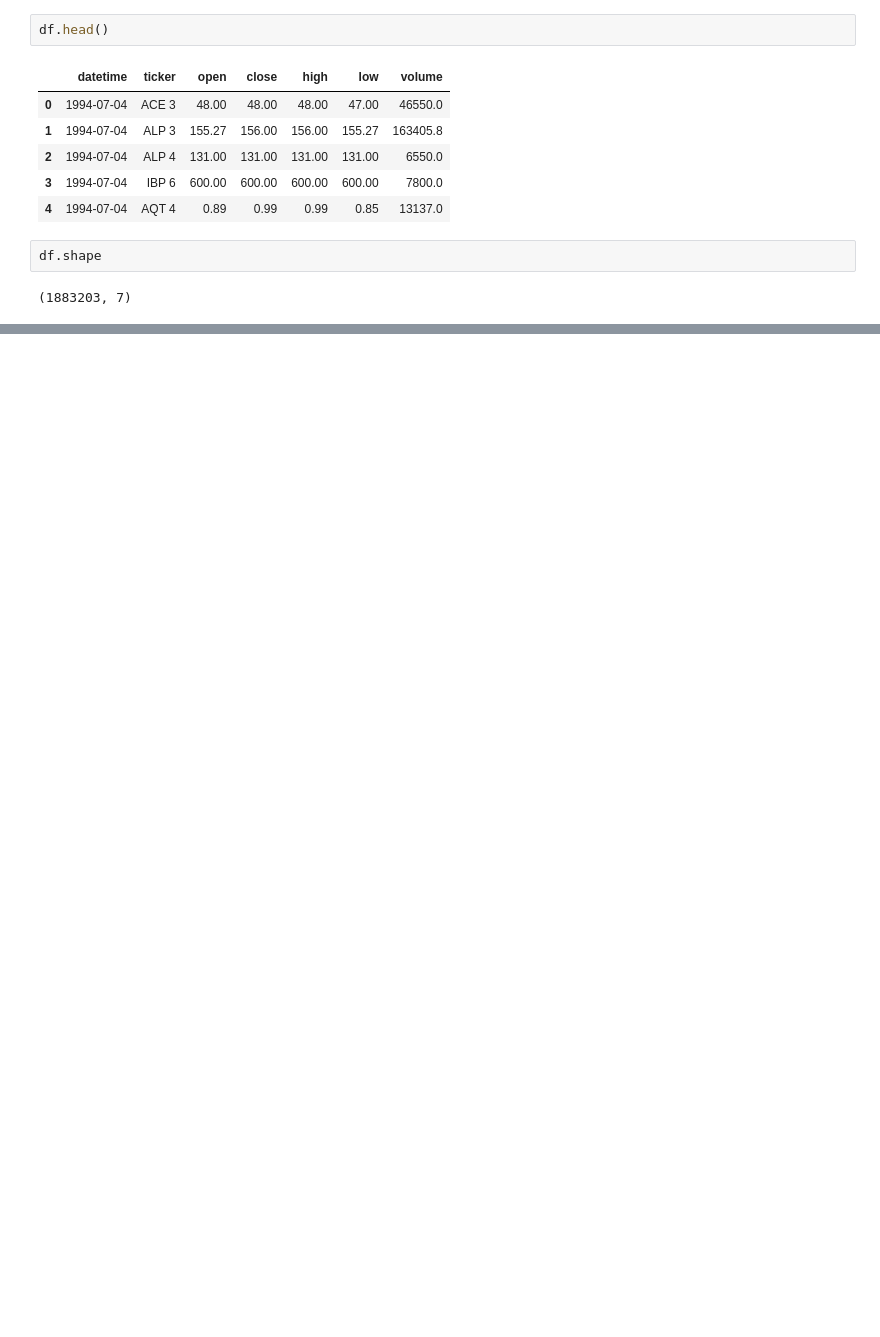
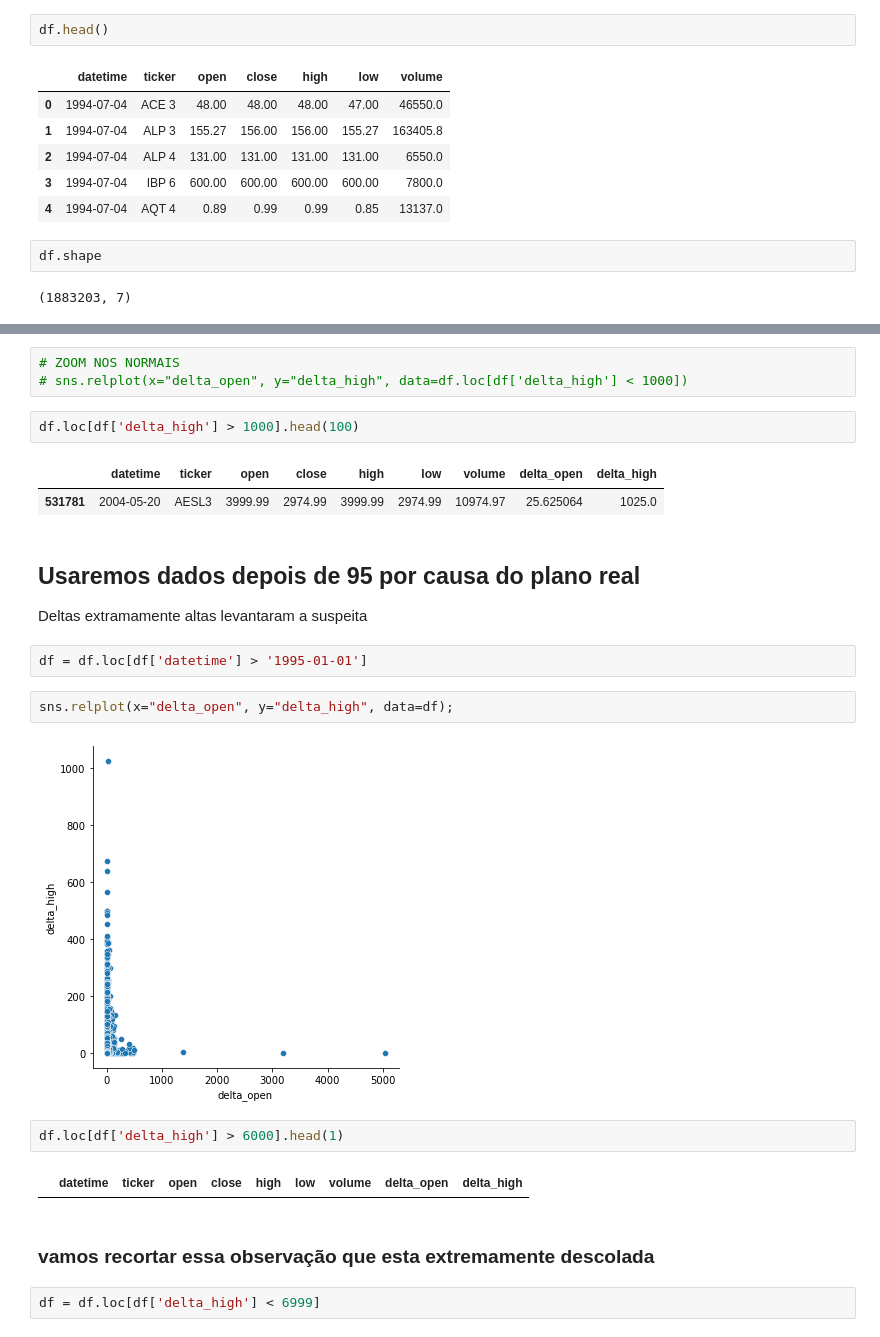
Before and after one commit to tiagoColli/tcc, a Jupyter notebook: data_exploration.ipynb, the cells around one changed output, grey strips where cells are left out. Saved outputs shown, nothing was run; the diff lists cells and outputs as text; blank space fills up the shorter version.

```diff
--- a/data_exploration.ipynb
+++ b/data_exploration.ipynb
@@ -135,0 +65,25 @@ ValueError: could not convert string to float: '14277,6000'
+# %%
+# ZOOM NOS NORMAIS
+# sns.relplot(x="delta_open", y="delta_high", data=df.loc[df['delta_high'] < 1000])
+# %%
+df.loc[df['delta_high'] > 1000].head(100)
+# %% [output]
+|  | datetime | ticker | open | close | high | low | volume | delta_open | delta_high |
+| 531781 | 2004-05-20 | AESL3 | 3999.99 | 2974.99 | 3999.99 | 2974.99 | 10974.97 | 25.625064 | 1025.0 |
+# %% [markdown]
+## Usaremos dados depois de 95 por causa do plano real
+Deltas extramamente altas levantaram a suspeita
+# %%
+df = df.loc[df['datetime'] > '1995-01-01']
+# %%
+sns.relplot(x="delta_open", y="delta_high", data=df);
+# %% [output]
+[figure, added]
+# %%
+df.loc[df['delta_high'] > 6000].head(1)
+# %% [output]
+|  | datetime | ticker | open | close | high | low | volume | delta_open | delta_high |
+# %% [markdown]
+### vamos recortar essa observação que esta extremamente descolada
+# %%
+df = df.loc[df['delta_high'] < 6999]
```
Also changed, not shown: parts of 40 cells of this notebook.
